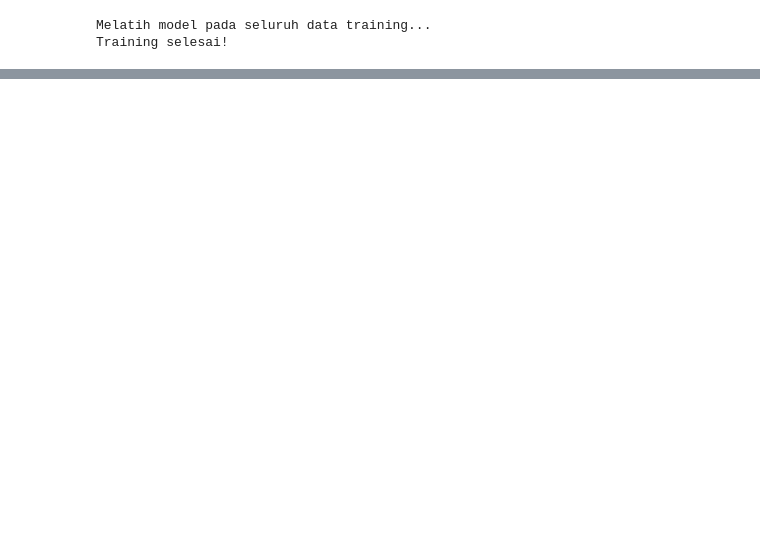
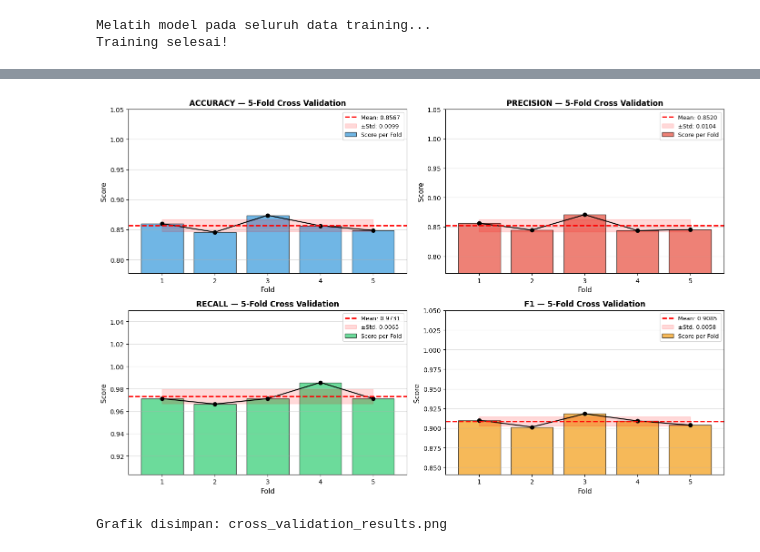
Before and after one commit to dieall/Klasifikasi-XGBOOST, a Jupyter notebook: XGBOOST_Klasifikasi_1.ipynb, the cells around one changed output, grey strips where cells are left out. Saved outputs shown, nothing was run; the diff lists cells and outputs as text; code cells hidden in the pictures; blank space fills up the shorter version.

```diff
--- a/XGBOOST_Klasifikasi_1.ipynb
+++ b/XGBOOST_Klasifikasi_1.ipynb
@@ -631,0 +645,20 @@ Training selesai!
+# %%
+print("=" * 65)
+print(f"MELAKUKAN {K_FOLDS}-FOLD CROSS VALIDATION...")
+print("=" * 65)
+
+scoring_metrics = ['accuracy', 'precision', 'recall', 'f1']
+cv_scores = {}
+
+for metric in scoring_metrics:
+    scores = cross_val_score(model, X_train, y_train,
+                             cv=cv_strategy, scoring=metric)
+    cv_scores[metric] = scores
+    print(f"\n{metric.upper():10s}:")
+    for i, s in enumerate(scores, 1):
+        print(f"  Fold {i}: {s:.4f}")
+    print(f"  Mean  : {scores.mean():.4f}  |  Std: {scores.std():.4f}")
+
+print("\n" + "=" * 65)
+print("CROSS VALIDATION SELESAI!")
+print("=" * 65)
@@ -631,0 +683,38 @@ Training selesai!
+# %%
+# Visualisasi hasil Cross Validation
+fig, axes = plt.subplots(2, 2, figsize=(14, 9))
+axes = axes.ravel()
+metric_colors = {'accuracy': '#3498db', 'precision': '#e74c3c',
+                 'recall': '#2ecc71', 'f1': '#f39c12'}
+
+for idx, (metric, scores) in enumerate(cv_scores.items()):
+    ax = axes[idx]
+    folds = range(1, K_FOLDS + 1)
+    color = metric_colors[metric]
+
+    ax.bar(folds, scores, color=color, alpha=0.7, edgecolor='black', label='Score per Fold')
+    ax.plot(folds, scores, marker='o', color='black', linewidth=1.5, markersize=6)
+
+    mean_score = scores.mean()
+    std_score  = scores.std()
+    ax.axhline(mean_score, color='red', linestyle='--', linewidth=2,
+               label=f'Mean: {mean_score:.4f}')
+    ax.fill_between(folds, mean_score - std_score, mean_score + std_score,
+                    alpha=0.15, color='red', label=f'±Std: {std_score:.4f}')
+
+    ax.set_xlabel('Fold', fontsize=11)
+    ax.set_ylabel('Score', fontsize=11)
+    ax.set_title(f'{metric.upper()} — {K_FOLDS}-Fold Cross Validation',
+                 fontsize=12, fontweight='bold')
+    ax.legend(fontsize=9)
+    ax.set_xticks(list(folds))
+    ax.set_ylim([max(0, mean_score - 3*std_score - 0.05), 1.05])
+    ax.grid(axis='y', alpha=0.4)
+
+plt.tight_layout()
+plt.savefig('cross_validation_results.png', dpi=150, bbox_inches='tight')
+plt.show()
+print("Grafik disimpan: cross_validation_results.png")
+# %% [output]
+[figure, added]
+Grafik disimpan: cross_validation_results.png
```
Also changed, not shown: parts of 11 cells of this notebook, 17 other files.
